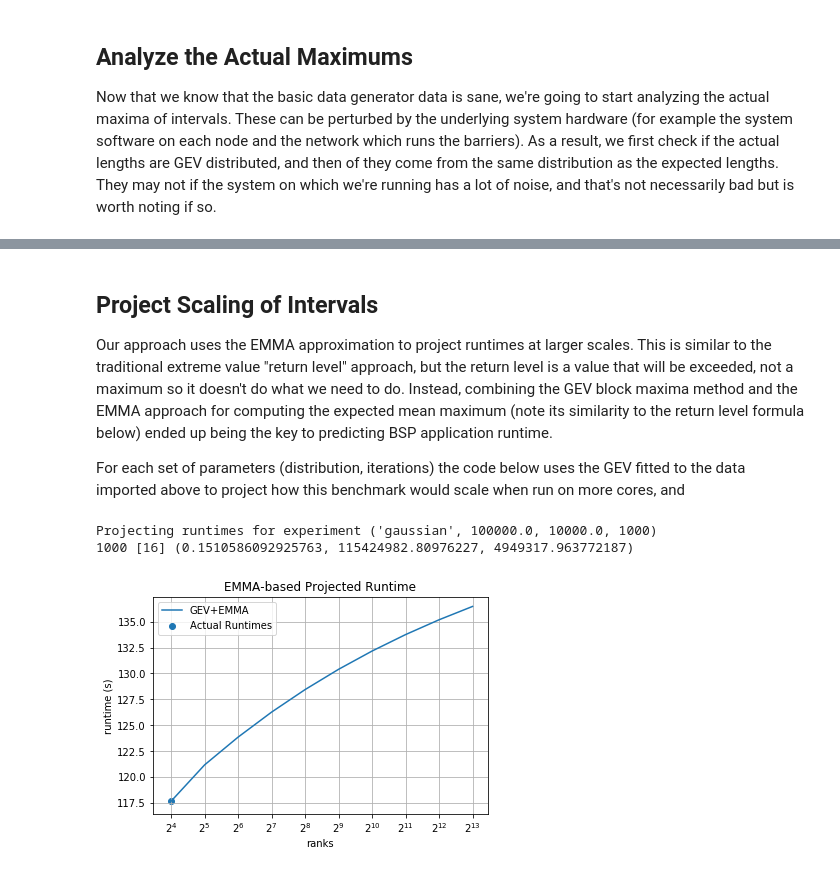
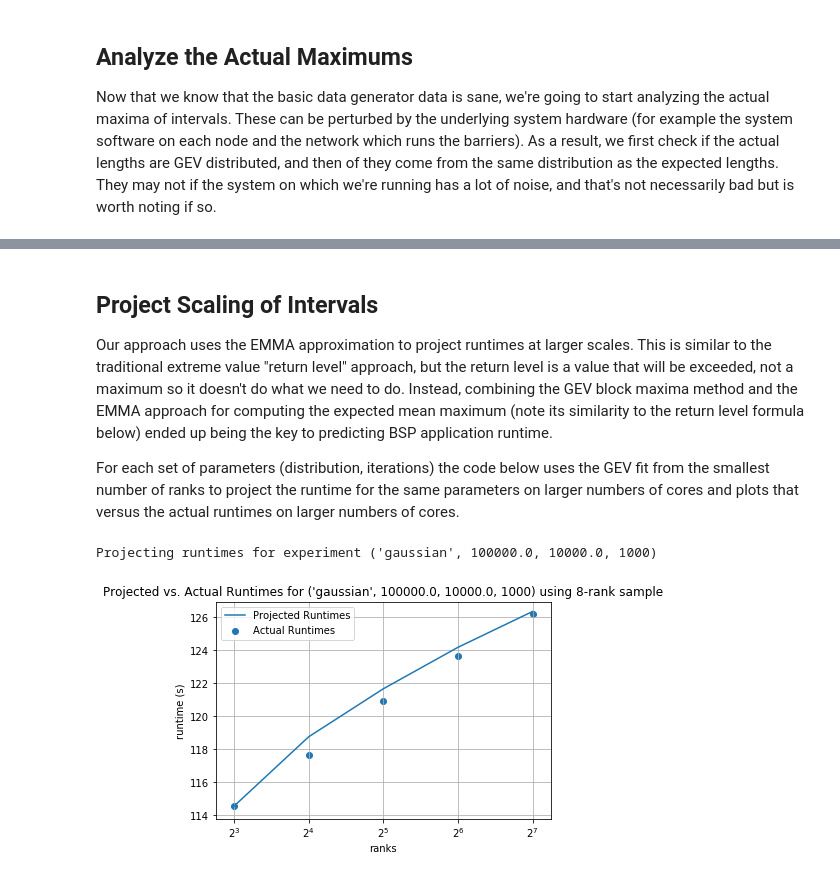
Before and after one commit to qwofford/popperized, a Jupyter notebook: pipelines/data_generator/validate/interval-analysis.ipynb, the cells around one changed output, grey strips where cells are left out. Cells and saved outputs as stored; diff of their text form; code cells hidden in the pictures.

Commit message:
Updated run.sh and datagen.sh to run a sequence of results from 8 to 128 ranks, and the analysis notebook to both analyze and project runtimes from the 8-rank samples.

```diff
--- a/pipelines/data_generator/validate/interval-analysis.ipynb
+++ b/pipelines/data_generator/validate/interval-analysis.ipynb
@@ -76,8 +59,8 @@ for frame in rankdata.groupby(['uniq_id']):
     distribution=df['distribution'][0]
     distmap = { 'gaussian':'norm', 'exponential':'expon', 'uniform':'uniform', 'pareto':'pareto'}
     scipydist = distmap[distribution]
-    a = frame[1]['mean'][0]*1000
-    b = frame[1]['std'][0]*1000
+    a = frame[1]['mean'].iloc[0]*1000
+    b = frame[1]['std'].iloc[0]*1000
 
     # First, are the full set of samples distributed as per requested
     # the requested distribution, or is the data generator doing something
@@ -88,10 +71,10 @@ for frame in rankdata.groupby(['uniq_id']):
     confidence = 0.05
     (statistic, pvalue) = stats.kstest(frame[1]['expected_sleep_nsec'].ravel(), scipydist, (a, b))
     if (pvalue < confidence):
-        print('ERROR: Rejecting null hypothesis in experiment {0} that'.format(frame[0]),
+        print('ERROR: Rejecting null hypothesis in experiment {0} that\n'.format(frame[0]),
               'expected sleep values came from {0} ({1}, {2}) with p={3} < {4}'.format(distribution, a, b, pvalue, confidence))
     else:
-        print('Expected sleep values in experiment {0}'.format(frame[0]),
+        print('Expected sleep values in experiment {0}\n'.format(frame[0]),
               'came from {0} ({1}, {2}) with p={3} > {4}'.format(distribution, a, b, pvalue, confidence))
 
     # Next, test for the actual sleep values versus the expected sleep values. These
@@ -100,9 +83,9 @@ for frame in rankdata.groupby(['uniq_id']):
     # significant.
     (statistic, pvalue) = stats.ks_2samp(frame[1]['expected_sleep_nsec'].ravel(), frame[1]['actual_sleep_nsec'].ravel())
     if (pvalue < confidence):
-        print('ERROR: Rejecting null hypothesis in experiment {0} that actual sleep values'.format(frame[0]),
+        print('ERROR: Rejecting null hypothesis in experiment {0} that actual sleep values\n'.format(frame[0]),
              'come from same distribution as expected sleep values with p={0} < {1}'.format(pvalue, confidence))
     else:
-        print('Actual and expected sleep values in experiment {0}'.format(frame[0]),
+        print('Actual and expected sleep values in experiment {0}\n'.format(frame[0]),
               'come from same distribution with p={0} > {1}'.format(pvalue, confidence))
 # %% [output]
@@ -166,7 +167,9 @@ for frame in iterdata.groupby('uniq_id'):
     eparam = expdata[expdata['uniq_id'] == frame[0]].expected_gev.array[0]
     statistic, pvalue = stats.kstest(frame[1].expected_interval_max, 'genextreme', args = eparam)
     if (pvalue < confidence):
-        print('ERROR: Rejecting NULL Hypothesis that expected interval lengths fit GEV {0} with p={1} < {2}'.format(eparam, pvalue, confidence))
+        print('ERROR: Rejecting NULL Hypothesis that expected interval lengths fit\n',
+              'GEV {0} with p={1} < {2}'.format(eparam, pvalue, confidence))
     else:
-        print('Expected interval lengths come from GEV {0} with p={1} > {2}'.format(eparam, pvalue, confidence))
+        print('Expected interval lengths come from GEV {0}\n'.format(eparam),
+              'with p={0} > {1}'.format(pvalue, confidence))
 # %% [output]
@@ -192,15 +204,19 @@ for frame in iterdata.groupby('uniq_id'):
     aparam = expdata[expdata['uniq_id'] == frame[0]].actual_gev.array[0]
     statistic, pvalue = stats.kstest(frame[1].expected_interval_max, 'genextreme', args = aparam)
     if (pvalue < confidence):
-        print('WARNING: Rejecting null hypothesis that actual interval lengths fit GEV {0} with p={1} < {2}'.format(aparam, pvalue, confidence))
+        print('WARNING: Rejecting null hypothesis that actual interval lengths fit\n',
+              'GEV {0} with p={1} < {2}'.format(aparam, pvalue, confidence))
     else:
-        print('Actual interval lengths come from GEV {0} with p={1} > {2}'.format(aparam, pvalue, confidence))
+        print('Actual interval lengths come from GEV {0}\n'.format(aparam),
+              'with p={0} > {1}'.format(pvalue, confidence))
 
     # We may have gotten different parameters for hte fits of the samples, but check statistically
     # if they'er plausibly come from the same distribution as the expected maxima?
     (statistic, pvalue) = stats.ks_2samp(frame[1].expected_interval_max, frame[1].actual_interval_max)
     if (pvalue < confidence):
-        print('WARNING: Rejecting null hypothesis that expected maxes come from same distribution as actual maxes with p=%f < %f' % (pvalue, confidence))
+        print('WARNING: Rejecting null hypothesis that expected maxes come from\n',
+              'same distribution as actual maxes with p=%f < %f' % (pvalue, confidence))
     else:
-        print('Actual and expected interval lengths come from same distribution with p=%f > %f' % (pvalue, confidence))
+        print('Actual and expected interval lengths come from same distribution\n',
+              'with p={0} > {1}'.format(pvalue, confidence))
 # %% [output]
@@ -210,7 +244,7 @@ Actual and expected interval lengths come from same distribution with p=1.000000
 ## Project Scaling of Intervals
 Our approach uses the EMMA approximation to project runtimes at larger scales. This is similar to the traditional extreme value "return level" approach, but the return level is a value that will be exceeded, not a maximum so it doesn't do what we need to do. Instead, combining the GEV block maxima method and the EMMA approach for computing the expected mean maximum (note its similarity to the return level formula below) ended up being the key to predicting BSP application runtime.
 
-For each set of parameters (distribution, iterations) the code below uses the GEV fitted to the data imported above to project how this benchmark would scale when run on more cores, and
+For each set of parameters (distribution, iterations) the code below uses the GEV fit from the smallest number of ranks to project the runtime for the same parameters on larger numbers of cores and plots that versus the actual runtimes on larger numbers of cores.
 # %%
 def return_level(dist, p):
     return dist.ppf(1-1/p)
@@ -218,44 +252,42 @@ def return_level(dist, p):
 def emma(dist, p):
     return dist.ppf((0.570376002)**(1/p))
 
-def project_runtimes(row, fig, ax):
+def project_runtimes(exp, row, fig, ax):
     iterations = row['iterations']
     ranks = [row['ranks']]
     aparam = row['actual_gev']
-    print(iterations, ranks, aparam)
     gevdist = stats.genextreme(*aparam)
 
     # Our runtime on 1 block is just the expected value of the distribution
     runtime_emma = [gevdist.moment(1)*iterations/1000000000]
 
-    for i in range(1, 10):
+    for i in range(1, 5):
         ranks.append(row['ranks']*(2**i))
         runtime_emma.append(emma(gevdist, 2**i)*iterations/1000000000)
 
-    ax.plot(ranks, runtime_emma, label='GEV+EMMA')
+    ax.plot(ranks, runtime_emma, label='Projected Runtimes'.format(ranks[0]))
     ax.set_xscale('log', basex=2)
     ax.set(xlabel='ranks', ylabel='runtime (s)', xticks=ranks,
-           title='EMMA-based Projected Runtime')
+           title='Projected vs. Actual Runtimes for {0} using {1}-rank sample'.format(exp, ranks[0]))
 
 # For each set of distributions and parameters, project runtimes from smallest
 # experiment and plot larger experiments versus this projection
 for frame in expdata.groupby(['distribution', 'mean', 'std', 'iterations']):
     exps = frame[1].sort_values(['ranks']).reset_index(drop=True)
     print('Projecting runtimes for experiment {0}'.format(frame[0]))
 
     fig, ax = plt.subplots()
     runtimes = []
     sizes = []
     for iter, row in exps.iterrows():
         sizes.append(row['ranks'])
         runtimes.append(row['runtime']/1000000000)
         if iter == 0:
-            project_runtimes(row, fig, ax)
+            project_runtimes(frame[0], row, fig, ax)
     ax.scatter(sizes, runtimes, label='Actual Runtimes')
     ax.grid()
     plt.legend()
     plt.show()
 # %% [output]
 Projecting runtimes for experiment ('gaussian', 100000.0, 10000.0, 1000)
-1000 [16] (0.1510586092925763, 115424982.80976227, 4949317.963772187)
-[figure, old version]
+[figure, new version]
```
Also changed, not shown: parts of 5 cells of this notebook, 4 other files.
